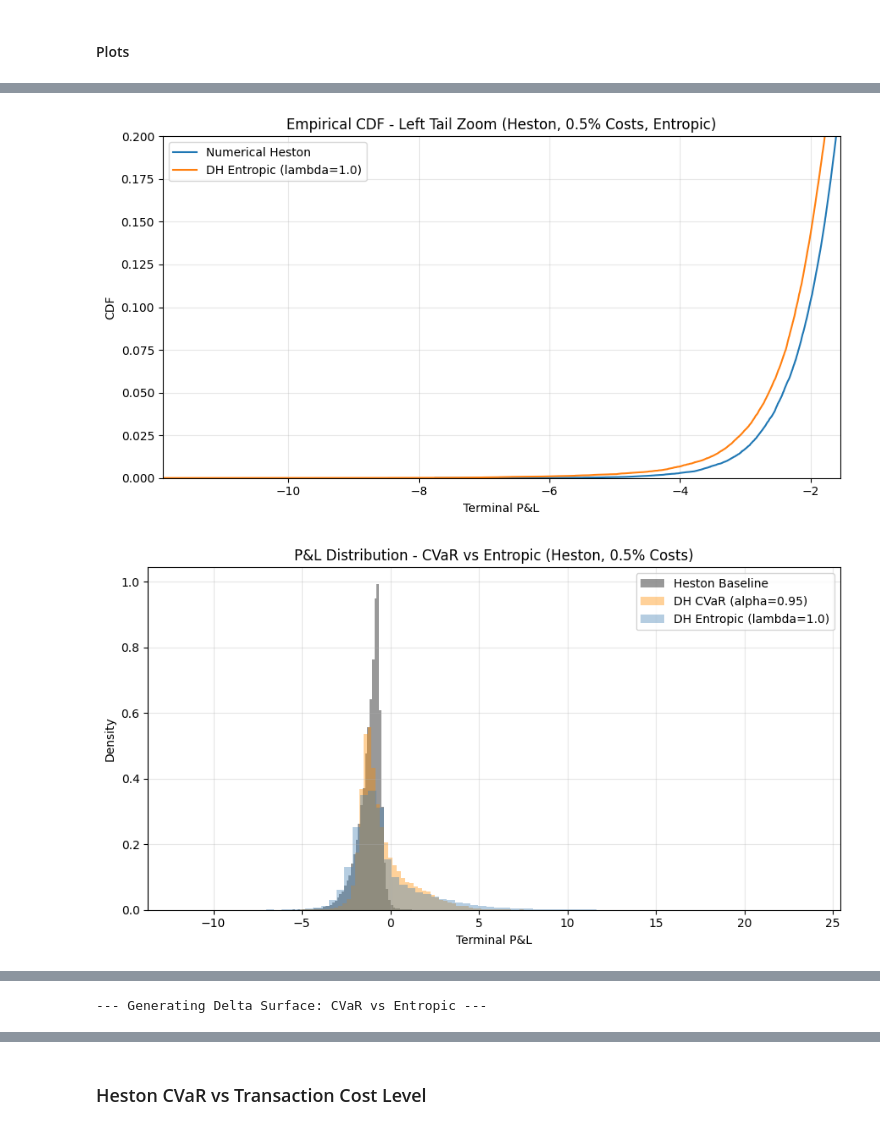
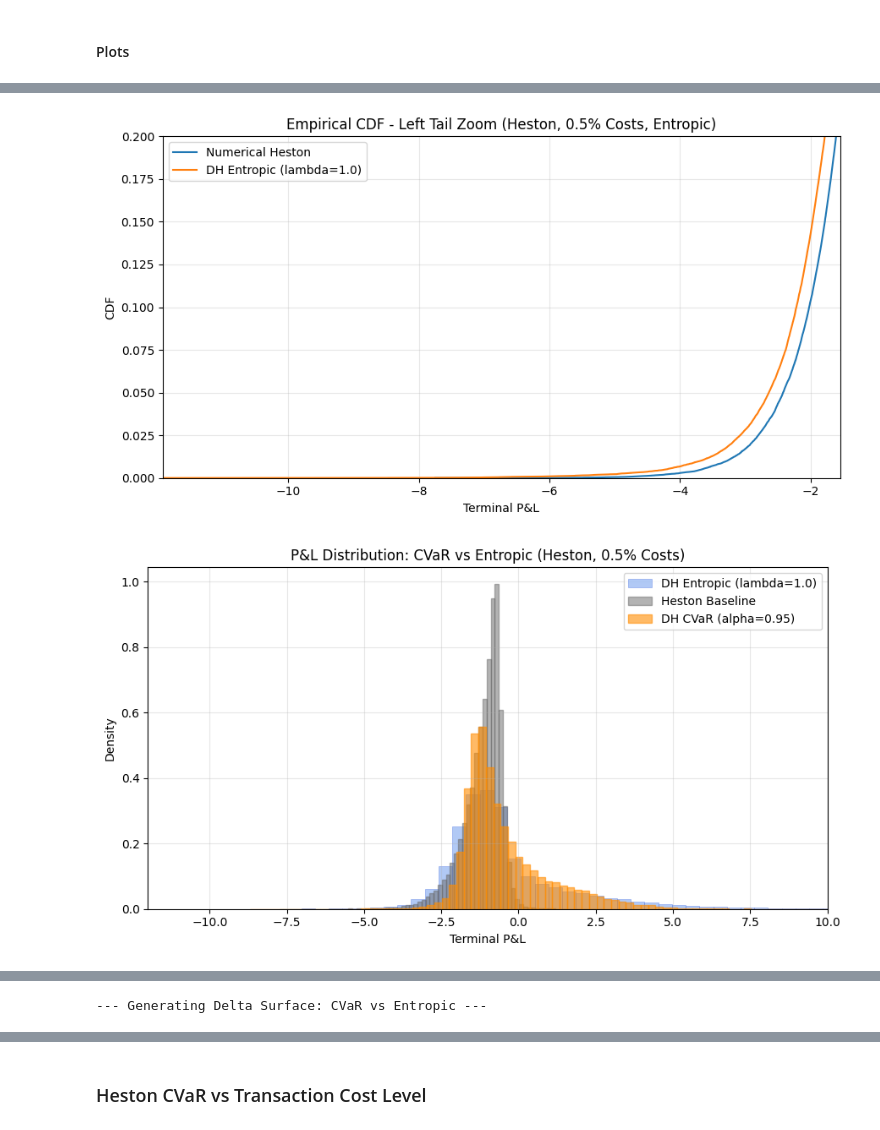
Before and after one commit to GioChecchi/Deep_Hedging, a Jupyter notebook: Deep_Hedging.ipynb, the cells around one changed output, grey strips where cells are left out. Cells and saved outputs as stored; diff of their text form; code cells hidden in the pictures.

```diff
--- a/Deep_Hedging.ipynb
+++ b/Deep_Hedging.ipynb
@@ -2112,10 +2115,11 @@ plot_pnl_diagnostics(pnl_baseline=h_pnl_base, pnl_model=pnl_h_entropic,
 
 # 6. Overlaid histogram: CVaR vs Entropic
 plt.figure(figsize=(9, 5))
-plt.hist(to_numpy(h_pnl_base), bins=80, density=True, alpha=0.4, color="black", label="Heston Baseline")
-plt.hist(to_numpy(dh_pnls_h[0.95]), bins=80, density=True, alpha=0.4, color="darkorange", label="DH CVaR (alpha=0.95)")
-plt.hist(pnl_h_entropic, bins=80, density=True, alpha=0.4, color="steelblue", label="DH Entropic (lambda=1.0)")
-plt.title("P&L Distribution - CVaR vs Entropic (Heston, 0.5% Costs)")
+plt.hist(np.array(pnl_h_entropic), bins=80, density=True, alpha=0.5, color="cornflowerblue", edgecolor="royalblue", linewidth=0.5, label="DH Entropic (lambda=1.0)")
+plt.hist(to_numpy(h_pnl_base), bins=80, density=True, alpha=0.5, color="dimgrey", edgecolor="dimgrey", label="Heston Baseline")
+plt.hist(to_numpy(dh_pnls_h[0.95]), bins=80, density=True, alpha=0.6,  color="darkorange", edgecolor="darkorange", label="DH CVaR (alpha=0.95)")
+plt.xlim(-12, 10)
+plt.title("P&L Distribution: CVaR vs Entropic (Heston, 0.5% Costs)")
 plt.xlabel("Terminal P&L"); plt.ylabel("Density")
 plt.legend(); plt.grid(True, alpha=0.3); plt.tight_layout(); plt.show()
 
@@ -2160,34 +2164,34 @@ else:
 
 dh_models_h[0.95].eval()
 train_out_h_entropic["model"].eval()
 
 with torch.no_grad():
     out_cvar     = dh_models_h[0.95].forward_step(t_idx, x_grid_h)
     out_entropic = train_out_h_entropic["model"].forward_step(t_idx, x_grid_h)
 
     d1_cvar     = out_cvar[:,     0].cpu().numpy().reshape(20, 20)
     d1_entropic = out_entropic[:, 0].cpu().numpy().reshape(20, 20)
 
 fig = plt.figure(figsize=(12, 4))
 
 ax1 = fig.add_subplot(1, 2, 1, projection='3d')
 ax1.plot_surface(SS, VV, d1_cvar, cmap='viridis', alpha=0.9)
 ax1.set_title("DH Delta d1 - CVaR (alpha=0.95)")
 ax1.set_xlabel("Spot S"); ax1.set_ylabel("Variance V"); ax1.set_zlabel("d1")
 
 ax2 = fig.add_subplot(1, 2, 2, projection='3d')
 ax2.plot_surface(SS, VV, d1_entropic, cmap='viridis', alpha=0.9)
 ax2.set_title("DH Delta d1 - Entropic (lambda=1.0)")
 ax2.set_xlabel("Spot S"); ax2.set_ylabel("Variance V"); ax2.set_zlabel("d1")
 
 plt.suptitle("Stock Delta Surface at t=15 days - CVaR vs Entropic (Heston)", fontsize=13)
 plt.tight_layout()
 plt.show()
 # %% [output]
 [figure]
 [figure]
 [figure]
-[figure, old version]
+[figure, new version]
 [figure]
 --- Generating Delta Surface: CVaR vs Entropic ---
 [figure]
```
Also changed, not shown: parts of 12 cells of this notebook, 2 other files.
